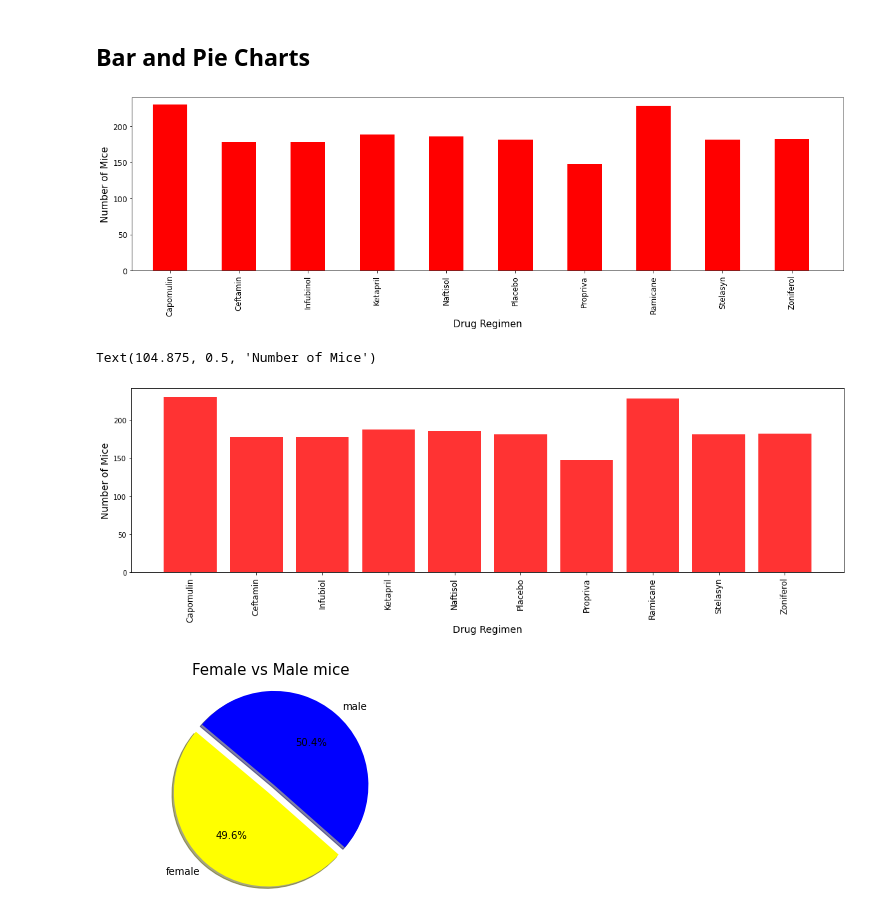
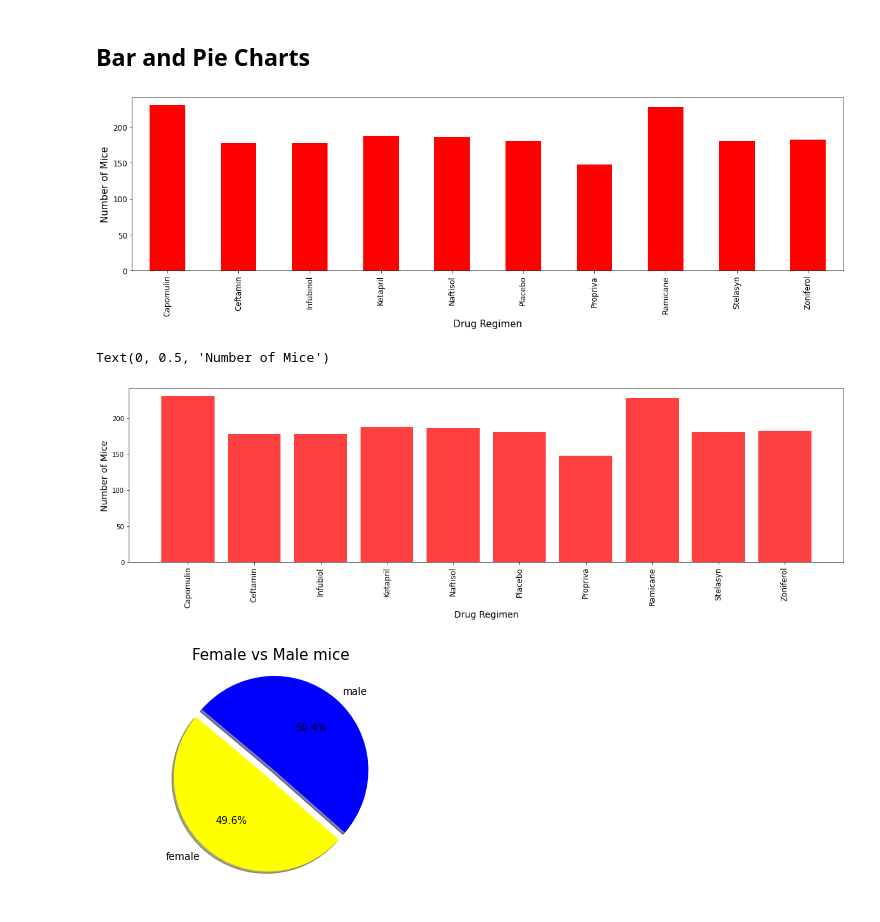
Before and after one commit to laquita44/matplotlib-challenge, a Jupyter notebook: Pymaceuticals/Instructions/Pymaceuticals/pymaceuticals_starter.ipynb, the cells around one changed output. Cells and saved outputs as stored; diff of their text form; code cells hidden in the pictures.

```diff
--- a/Pymaceuticals/Instructions/Pymaceuticals/pymaceuticals_starter.ipynb
+++ b/Pymaceuticals/Instructions/Pymaceuticals/pymaceuticals_starter.ipynb
@@ -125,25 +132,24 @@ plot = total_timepoint.plot.bar(figsize=(20, 5), color= "red", fontsize = 12)
 
 plt.xlabel("Drug Regimen", fontsize= 15)
 plt.ylabel("Number of Mice", fontsize =15)
-plt.xlim(-0.55, len(x_axis)-0.25)
-plt.ylim(0, max(mouse_id)+10)
+
 plt.show()
 # %% [output]
-[figure, old version]
+[figure, new version]
 # %%
 mouse_id = clean_df.groupby(["Drug Regimen"]).count()["Mouse ID"]
 # %%
-x_ais = np.arange(len(total_timepoint))
-fig1, ax1 = plt.subplots(figsize=(15, 5))
-plt.bar(x_axis, mouse_id, color='r', alpha=0.80, align='center')
+x_axis = np.arange(len(total_timepoint))
+fig1, ax1 = plt.subplots(figsize=(20, 5))
+plt.bar(x_axis, mouse_id, color='r', alpha=0.75, align='center')
 tick_locations = [value for value in x_axis]
 plt.xticks(tick_locations, ['Capomulin', 'Ceftamin', 'Infubiol', 'Ketapril', 'Naftisol', 'Placebo', 'Propriva', 'Ramicane', 'Stelasyn', 'Zoniferol'], fontsize = 12, rotation='vertical')
-plt.tight_layout()
+# plt.tight_layout()
 plt.xlabel("Drug Regimen", fontsize = 14)
 plt.ylabel("Number of Mice", fontsize = 14)
 # %% [output]
-Text(104.875, 0.5, 'Number of Mice')
+Text(0, 0.5, 'Number of Mice')
-[figure, old version]
+[figure, new version]
 # %%
 # Generate a pie plot showing the distribution of female versus male mice using Pandas
 gender_mouse = clean_df.groupby("Sex").nunique()
```
Also changed, not shown: parts of 10 cells of this notebook.
